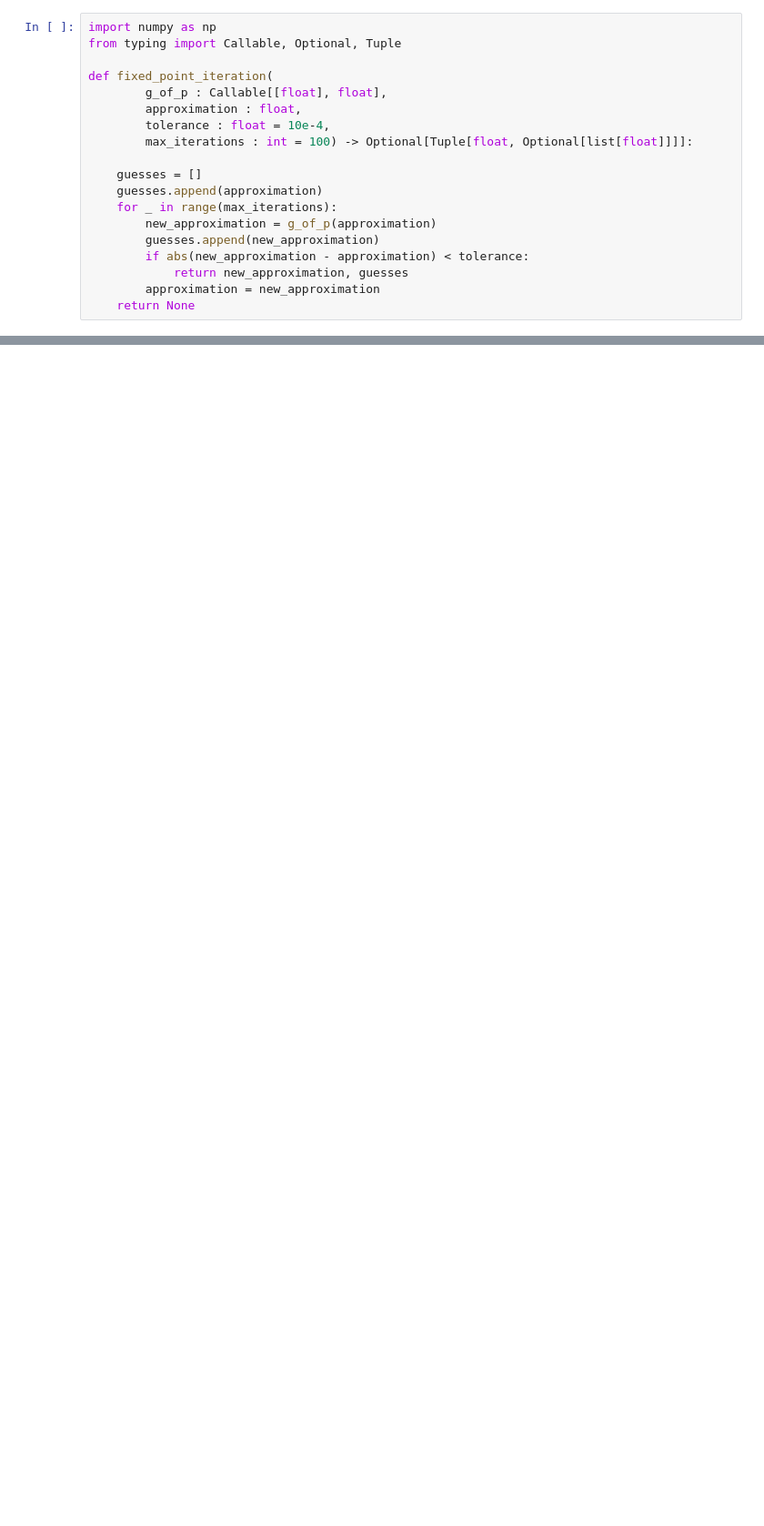
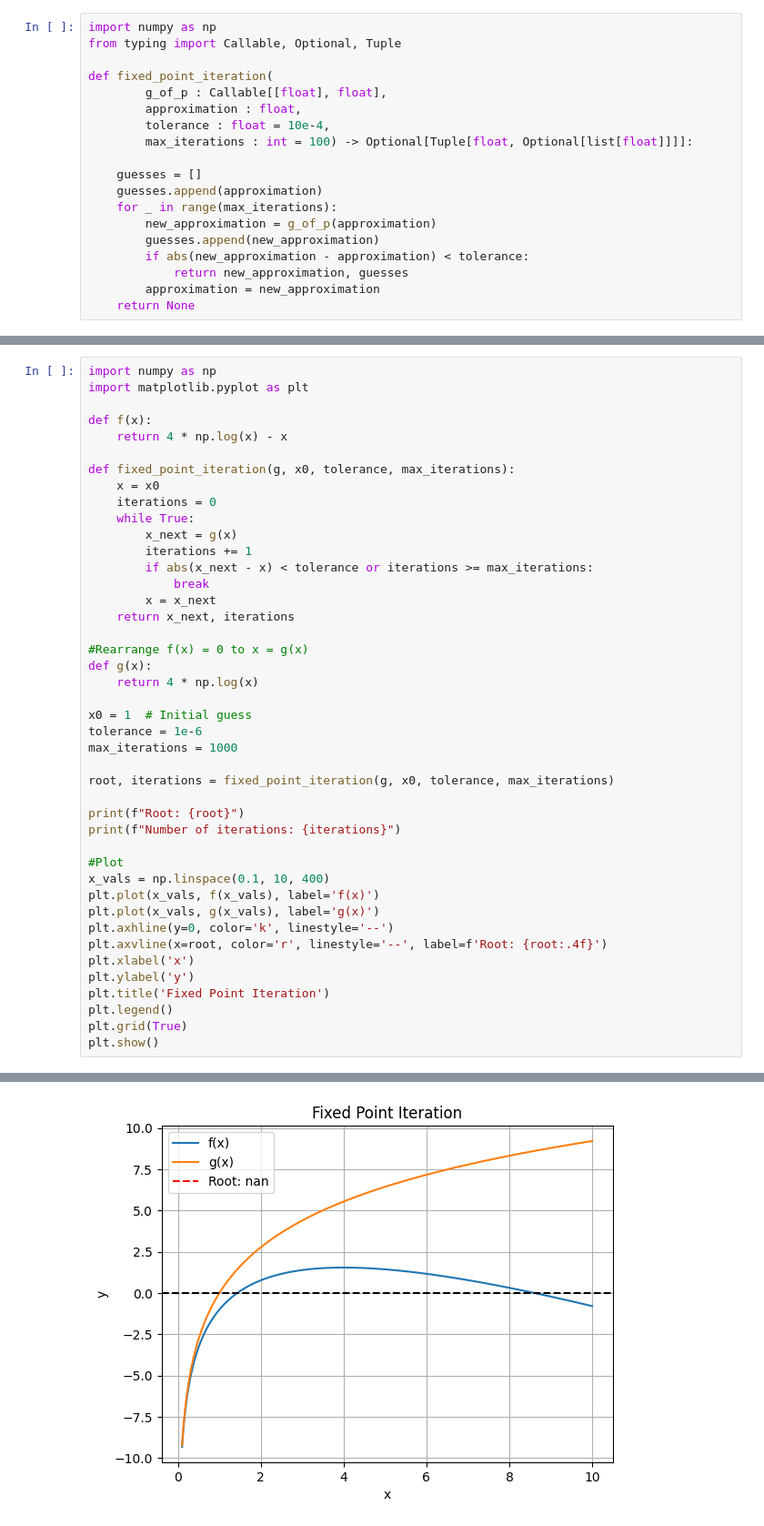
Before and after one commit to MeVsTheVoices/MATH670, a Jupyter notebook: root_finding_methods/fixed_point_interation.ipynb, the cells around one changed output, grey strips where cells are left out. Shown: that part at 91% size. Drawn from its saved outputs; the diff is of its cells as text; blank space fills up the shorter version.

```diff
--- a/root_finding_methods/fixed_point_interation.ipynb
+++ b/root_finding_methods/fixed_point_interation.ipynb
@@ -30,0 +49,44 @@ print(guesses)
+# %%
+import numpy as np
+import matplotlib.pyplot as plt
+
+def f(x):
+    return 4 * np.log(x) - x
+
+def fixed_point_iteration(g, x0, tolerance, max_iterations):
+    x = x0
+    iterations = 0
+    while True:
+        x_next = g(x)
+        iterations += 1
+        if abs(x_next - x) < tolerance or iterations >= max_iterations:
+            break
+        x = x_next
+    return x_next, iterations
+
+#Rearrange f(x) = 0 to x = g(x)
+def g(x):
+    return 4 * np.log(x)
+
+x0 = 1  # Initial guess
+tolerance = 1e-6
+max_iterations = 1000
+
+root, iterations = fixed_point_iteration(g, x0, tolerance, max_iterations)
+
+print(f"Root: {root}")
+print(f"Number of iterations: {iterations}")
+
+#Plot
+x_vals = np.linspace(0.1, 10, 400)
+plt.plot(x_vals, f(x_vals), label='f(x)')
+plt.plot(x_vals, g(x_vals), label='g(x)')
+plt.axhline(y=0, color='k', linestyle='--')
+plt.axvline(x=root, color='r', linestyle='--', label=f'Root: {root:.4f}')
+plt.xlabel('x')
+plt.ylabel('y')
+plt.title('Fixed Point Iteration')
+plt.legend()
+plt.grid(True)
+plt.show()
+# %% [output]
@@ -30,0 +95 @@ print(guesses)
+[figure, added]
```
Also changed, not shown: parts of 3 cells of this notebook.
